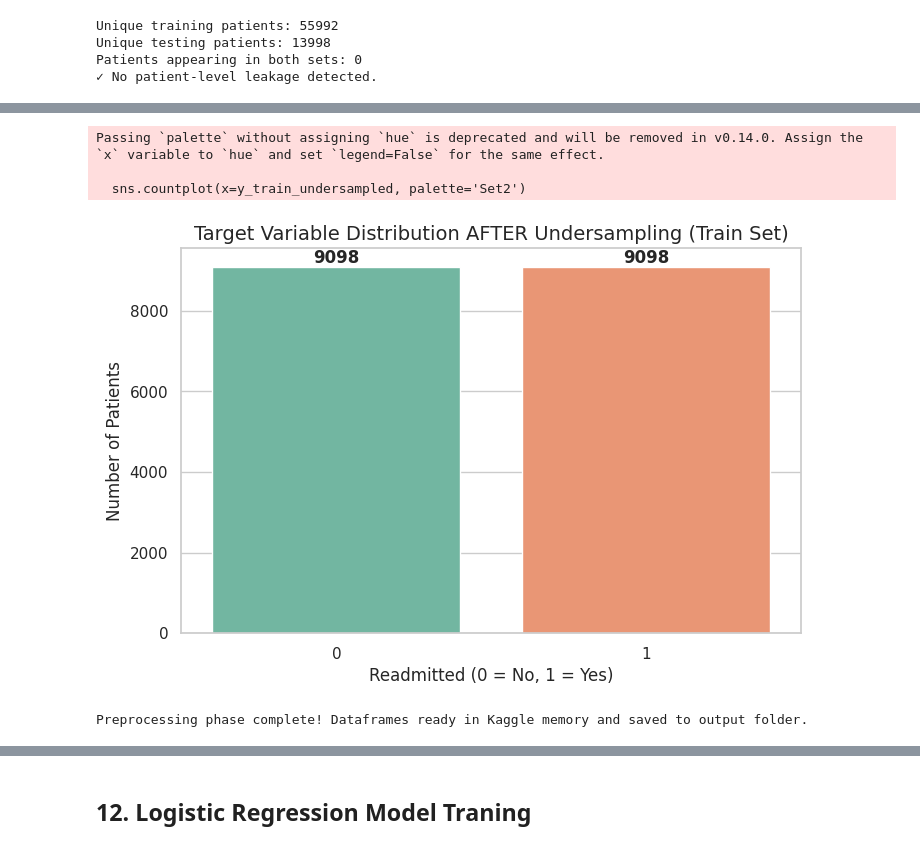
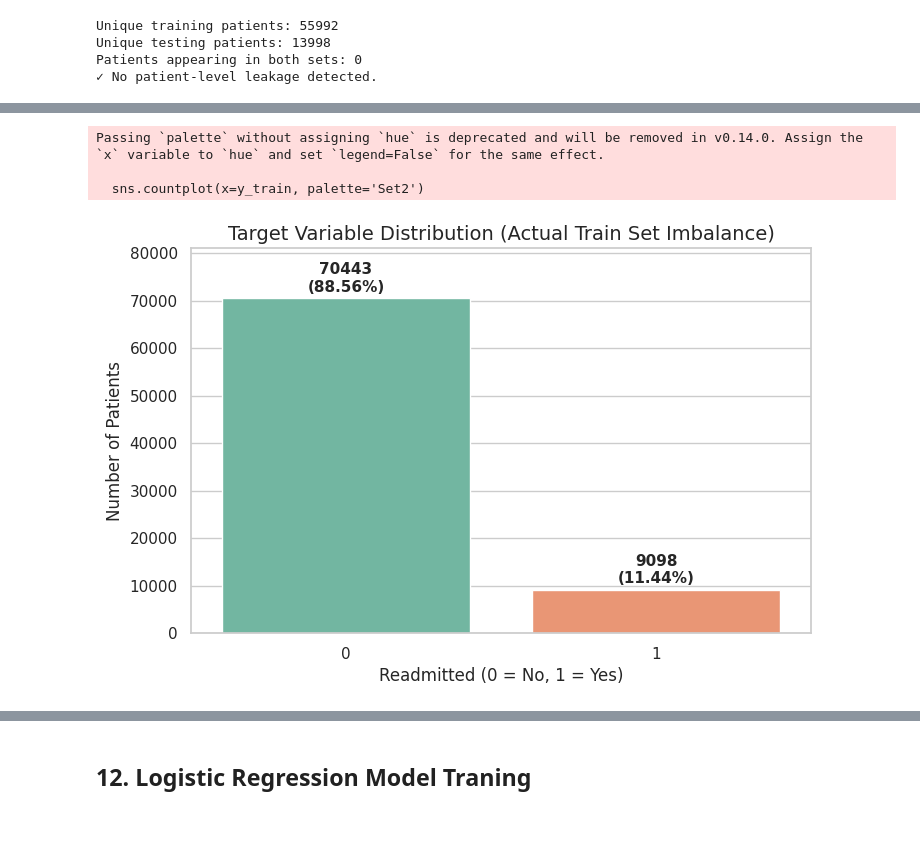
Before and after one commit to Malith-Kanishka/2026-AI-21-Diabetes, a Jupyter notebook: 2026-ai-21-diabete.ipynb, the cells around one changed output, grey strips where cells are left out. Drawn from its saved outputs; the diff is of its cells as text; code cells hidden in the pictures.

Commit message:
Kaggle Notebook | 2026-AI-21-Diabetes | Version 21

```diff
--- a/2026-ai-21-diabete.ipynb
+++ b/2026-ai-21-diabete.ipynb
@@ -407,12 +407,13 @@ diag_2                       356                0.36
 diag_1                        20                0.02
 # %%
 # ============================================================
-# STEP 4: REMOVE EXTREMELY SPARSE FEATURES
+# STEP 4: REMOVE EXTREMELY MISSING VALUE FEATURES
 # ============================================================
 
 columns_to_drop = [
     'weight',
-    'payer_code'
+    'payer_code',
+    'medical_specialty'
 ]
 
 df.drop(
@@ -431,14 +431,0 @@ Weight and payer_code were removed because their extremely high proportion of mi
-# %%
-# ============================================================
-# STEP 5: PRESERVE INFORMATION IN MISSING CATEGORICAL VALUES
-# ============================================================
-
-if 'medical_specialty' in df.columns:
-    df['medical_specialty'] = df['medical_specialty'].fillna(
-        'Unknown'
-    )
-
-print(
-    "Missing medical_specialty values:",
-    df['medical_specialty'].isna().sum()
-)
@@ -953,40 +1014,33 @@ Name: count, dtype: int64
 # %%
 import matplotlib.pyplot as plt
 import seaborn as sns
 import pandas as pd
 
-# Visualize the distribution after undersampling
+# 1. Plot the actual distribution of your real y_train data
 plt.figure(figsize=(8, 5))
-sns.countplot(x=y_train_undersampled, palette='Set2')
-plt.title('Target Variable Distribution AFTER Undersampling (Train Set)', fontsize=14)
+sns.countplot(x=y_train, palette='Set2')
+plt.title('Target Variable Distribution (Actual Train Set Imbalance)', fontsize=14)
 plt.xlabel('Readmitted (0 = No, 1 = Yes)', fontsize=12)
 plt.ylabel('Number of Patients', fontsize=12)
 
-# Add counts on top of bars
-counts = pd.Series(y_train_undersampled).value_counts()
-for i, count in enumerate(counts):
-    plt.text(i, count + 100, str(count), ha='center', fontsize=12, fontweight='bold')
+# 2. Programmatically calculate counts and percentages for display
+counts = y_train.value_counts()
+total = len(y_train)
 
+# 3. Add counts and exact percentages perfectly above the bars
+for i, val in enumerate([0, 1]):
+    count = counts[val]
+    percentage = (count / total) * 100
+    label = f"{count}\n({percentage:.2f}%)"
+
+    # Places text nicely above each bar
+    plt.text(i, count + (total * 0.01), label, ha='center', va='bottom', fontsize=11, fontweight='bold')
+
+# Give slightly more headroom at the top of the chart for labels
+plt.ylim(0, max(counts) * 1.15)
 plt.show()
 # %% [output]
 Passing `palette` without assigning `hue` is deprecated and will be removed in v0.14.0. Assign the `x` variable to `hue` and set `legend=False` for the same effect.
 
-  sns.countplot(x=y_train_undersampled, palette='Set2')
+  sns.countplot(x=y_train, palette='Set2')
-[figure, old version]
+[figure, new version]
-# %%
-# Save clean files directly into working folder with float precision formatting
-X_train_clean.to_csv('X_train_processed.csv', index=False, float_format='%.4f')
-X_test_clean.to_csv('X_test_processed.csv', index=False, float_format='%.4f')
-y_train.to_csv('y_train.csv', index=False)
-y_test.to_csv('y_test.csv', index=False)
-
-gc.collect()
-
-X_train_undersampled.to_csv('X_train_undersampled.csv', index=False, float_format='%.4f')
-pd.Series(y_train_undersampled, name='readmitted').to_csv('y_train_undersampled.csv', index=False)
-
-gc.collect()
-
-print("Preprocessing phase complete! Dataframes ready in Kaggle memory and saved to output folder.")
-# %% [output]
-Preprocessing phase complete! Dataframes ready in Kaggle memory and saved to output folder.
```
Also changed, not shown: parts of 47 cells of this notebook.
